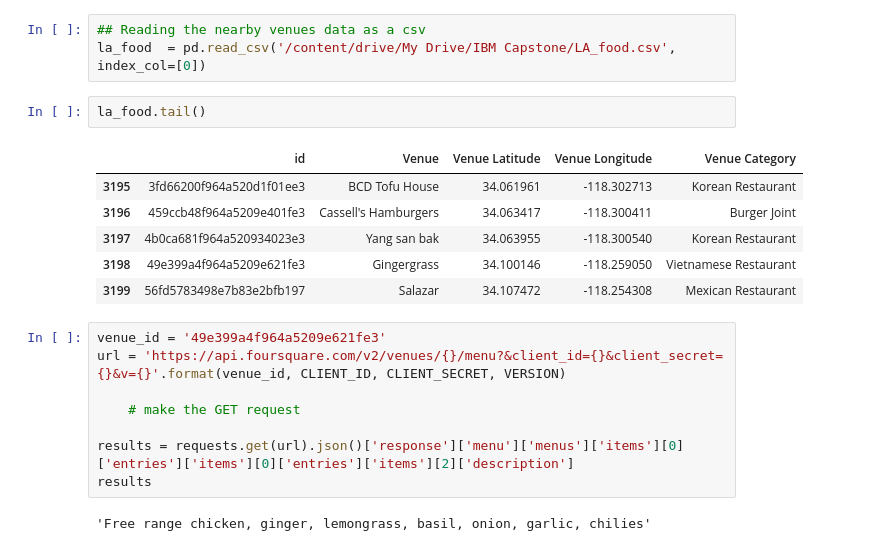
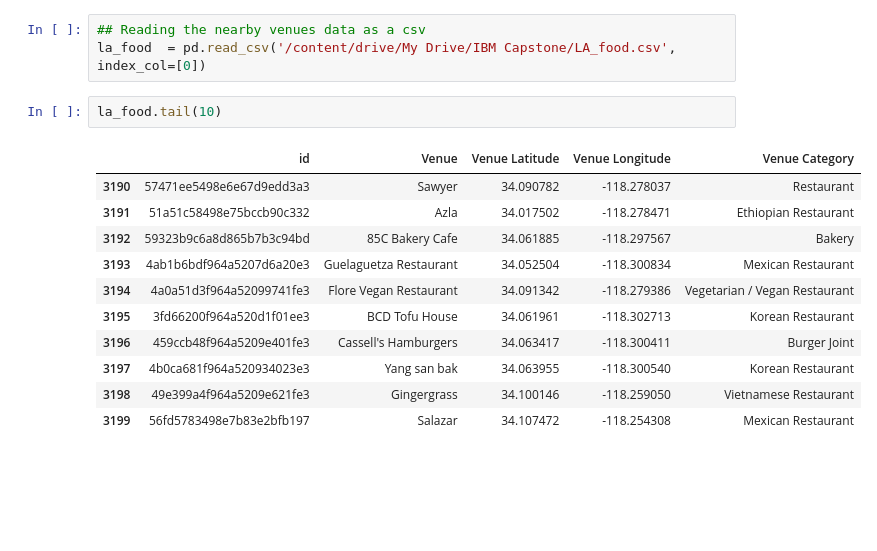
Before and after one commit to jimmy-io/Coursera_Capstone, a Jupyter notebook: LA_food.ipynb, the cells around one changed output. Drawn from its saved outputs; the diff is of its cells as text; blank space fills up the shorter version.

```diff
--- a/LA_food.ipynb
+++ b/LA_food.ipynb
@@ -162,21 +162,16 @@ nearby_venues.to_csv('/content/drive/My Drive/IBM Capstone/LA_food.csv')
 ## Reading the nearby venues data as a csv
 la_food  = pd.read_csv('/content/drive/My Drive/IBM Capstone/LA_food.csv', index_col=[0])
 # %%
-la_food.tail()
+la_food.tail(10)
 # %% [output]
 |  | id | Venue | Venue Latitude | Venue Longitude | Venue Category |
+| 3190 | 57471ee5498e6e67d9edd3a3 | Sawyer | 34.090782 | -118.278037 | Restaurant |
+| 3191 | 51a51c58498e75bccb90c332 | Azla | 34.017502 | -118.278471 | Ethiopian Restaurant |
+| 3192 | 59323b9c6a8d865b7b3c94bd | 85C Bakery Cafe | 34.061885 | -118.297567 | Bakery |
+| 3193 | 4ab1b6bdf964a5207d6a20e3 | Guelaguetza Restaurant | 34.052504 | -118.300834 | Mexican Restaurant |
+| 3194 | 4a0a51d3f964a52099741fe3 | Flore Vegan Restaurant | 34.091342 | -118.279386 | Vegetarian / Vegan Restaurant |
 | 3195 | 3fd66200f964a520d1f01ee3 | BCD Tofu House | 34.061961 | -118.302713 | Korean Restaurant |
 | 3196 | 459ccb48f964a5209e401fe3 | Cassell's Hamburgers | 34.063417 | -118.300411 | Burger Joint |
 | 3197 | 4b0ca681f964a520934023e3 | Yang san bak | 34.063955 | -118.300540 | Korean Restaurant |
 | 3198 | 49e399a4f964a5209e621fe3 | Gingergrass | 34.100146 | -118.259050 | Vietnamese Restaurant |
 | 3199 | 56fd5783498e7b83e2bfb197 | Salazar | 34.107472 | -118.254308 | Mexican Restaurant |
-# %%
-venue_id = '49e399a4f964a5209e621fe3'
-url = 'https://api.foursquare.com/v2/venues/{}/menu?&client_id={}&client_secret={}&v={}'.format(venue_id, CLIENT_ID, CLIENT_SECRET, VERSION)
-
-    # make the GET request
-
-results = requests.get(url).json()['response']['menu']['menus']['items'][0]['entries']['items'][0]['entries']['items'][2]['description']
-results
-# %% [output]
-'Free range chicken, ginger, lemongrass, basil, onion, garlic, chilies'
```
Also changed, not shown: parts of 3 cells of this notebook.
